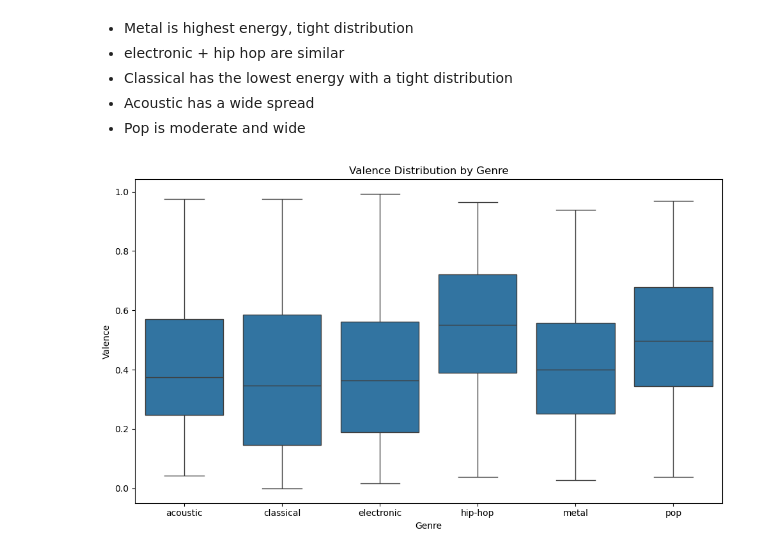
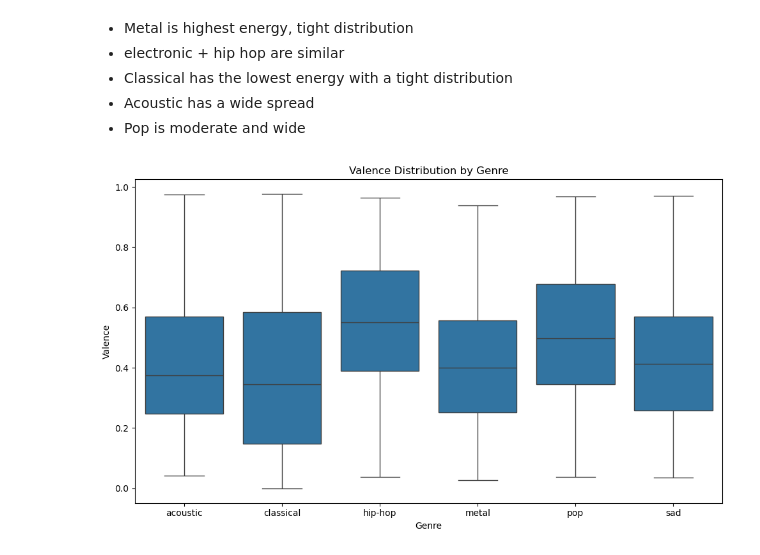
Before and after one commit to DerekHickey6/ml-mini-projects, a Jupyter notebook: eda-portfolio/notebooks/spotify_eda.ipynb, the cells around one changed output. Cells and saved outputs as stored; diff of their text form; code cells hidden in the pictures.

```diff
--- a/eda-portfolio/notebooks/spotify_eda.ipynb
+++ b/eda-portfolio/notebooks/spotify_eda.ipynb
@@ -190,15 +190,15 @@ plt.show()
 * Pop is moderate and wide
 # %%
 # Display Valence
-selected_genres = ['pop', 'metal', 'acoustic', 'electronic', 'classical', 'hip-hop']
+selected_genres = ['pop', 'metal', 'acoustic', 'sad', 'classical', 'hip-hop']
 df_filtered = df[df['track_genre'].isin(selected_genres)]
 
 plt.figure(figsize=(10, 6))
 sns.boxplot(x='track_genre', y='valence', data=df_filtered)
 plt.title('Valence Distribution by Genre')
 plt.xlabel('Genre')
 plt.ylabel('Valence')
 plt.tight_layout()
 plt.show()
 # %% [output]
-[figure, old version]
+[figure, new version]
```
Also changed, not shown: parts of 1 cell of this notebook.
